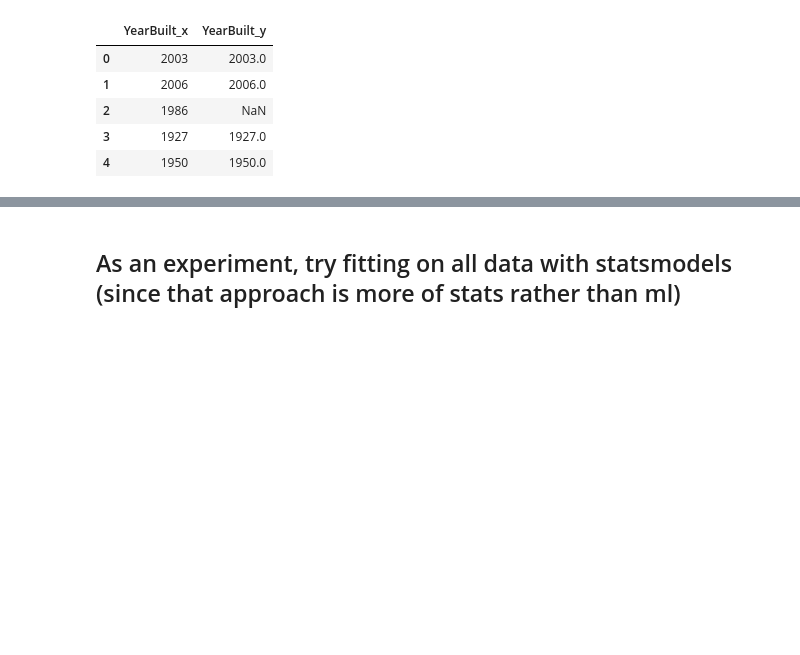
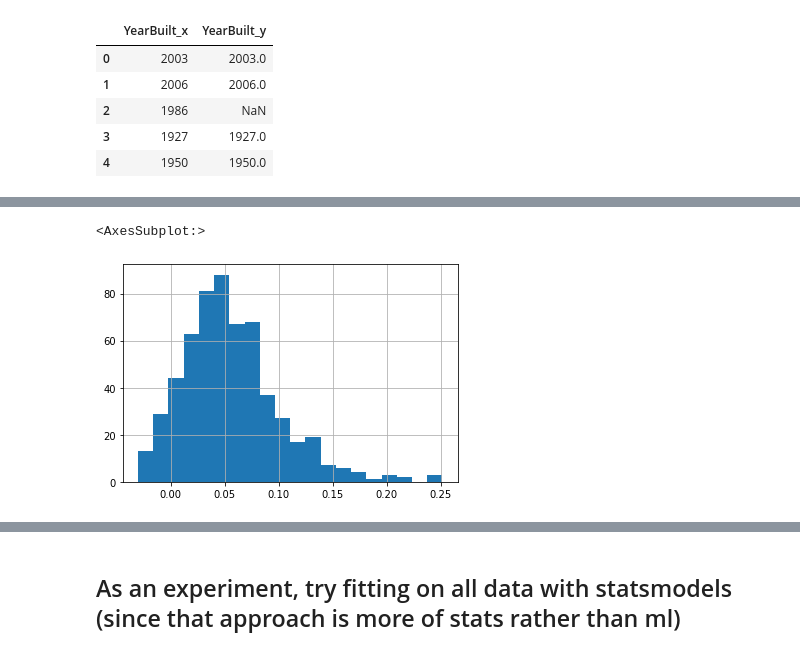
Before and after one commit to dapopov-st/housing-price-predictions, a Jupyter notebook: 001_linear.ipynb, the cells around one changed output, grey strips where cells are left out. Cells and saved outputs as stored; diff of their text form; code cells hidden in the pictures; blank space fills up the shorter version.

Commit message:
update app with predicted cap rates

```diff
--- a/001_linear.ipynb
+++ b/001_linear.ipynb
@@ -1029,0 +1039,26 @@ new_df[['YearBuilt_x','YearBuilt_y']].head()
+# %%
+#Property taxes+maintenance costs+ insurance costs+ miscelaneous fees
+costs_per_year=(.015+.02+.006+.01)
+#new_df['dist_premium'] = 1.0
+
+def dist_premium_func(distance):
+    if distance<.8:
+        return 1.29
+    elif distance < 1.3:
+        return 1.05
+    else:
+        return 1
+
+new_df['dist_premium'] = new_df.apply(lambda x: dist_premium_func(x.distToUI),axis=1)
+# dist_premium =
+# new_df['preds']*(.015+.02)
+# %%
+def vac_rate_func(distance):
+    if distance<.8:
+        return .017
+    elif distance < 1.3:
+        return .025
+    else:
+        return .07
+
+new_df['vac_rate'] = new_df.apply(lambda x: vac_rate_func(x.distToUI),axis=1)
@@ -1029,0 +1072,11 @@ new_df[['YearBuilt_x','YearBuilt_y']].head()
+# %%
+#new_df['']=
+new_df['noi']=new_df['dist_premium']*(500*12*new_df['BedroomAbvGr_x']*(1-new_df['vac_rate']))-new_df['preds']*costs_per_year
+# %%
+#new_df['cap_rate']=
+new_df['cap_rate']=new_df['noi']/new_df['preds']
+# %%
+new_df['cap_rate'].hist(bins=20)
+# %% [output]
+<AxesSubplot:>
+[figure, added]
```
Also changed, not shown: parts of 5 cells of this notebook, 4 other files.
